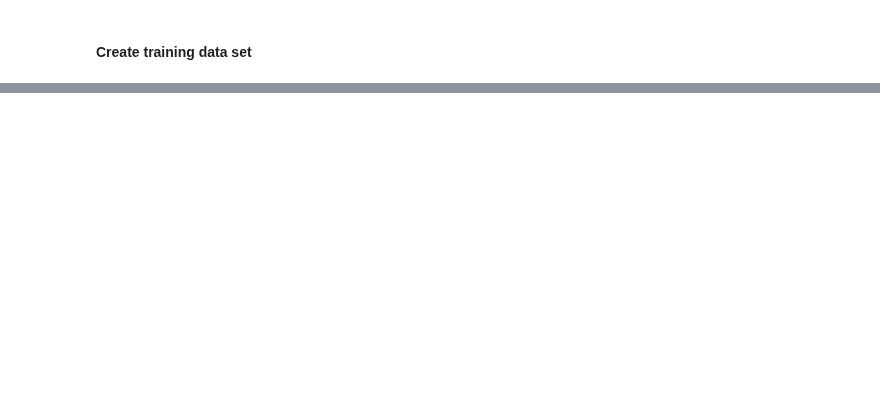
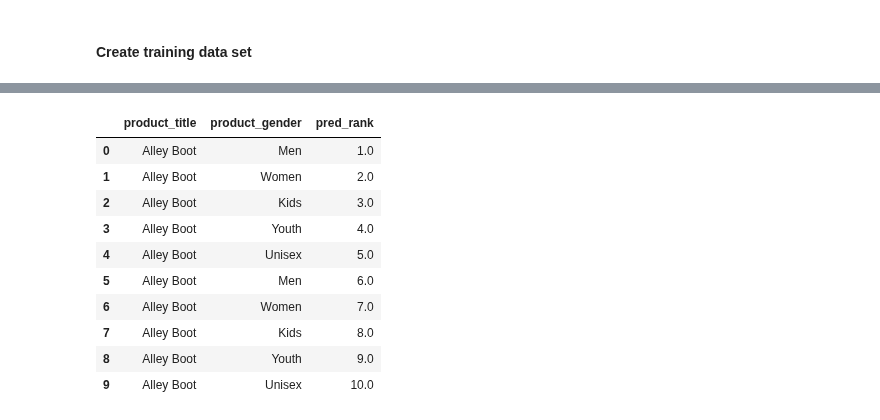
Before and after one commit to jeremypmobley/nonsense, a Jupyter notebook: flagship/flagship_modeling.ipynb, the cells around one changed output, grey strips where cells are left out. Drawn from its saved outputs; the diff is of its cells as text; code cells hidden in the pictures; blank space fills up the shorter version.

```diff
--- a/flagship/flagship_modeling.ipynb
+++ b/flagship/flagship_modeling.ipynb
@@ -604,0 +681,4 @@ df_w_features.shape
+# %%
+# create inference data sets from product catalog
+inferrence_df = toy_products_df.copy()
+inferrence_df.shape
@@ -604,0 +705,16 @@ df_w_features.shape
+# %%
+inferrence_df['pred_rank'] = inferrence_df['preds'].rank(method='first', ascending=False)
+# %%
+inferrence_df.sort_values('pred_rank', ascending=True).head(10)[['product_title', 'product_gender', 'pred_rank']]
+# %% [output]
+|  | product_title | product_gender | pred_rank |
+| 0 | Alley Boot | Men | 1.0 |
+| 1 | Alley Boot | Women | 2.0 |
+| 2 | Alley Boot | Kids | 3.0 |
+| 3 | Alley Boot | Youth | 4.0 |
+| 4 | Alley Boot | Unisex | 5.0 |
+| 5 | Alley Boot | Men | 6.0 |
+| 6 | Alley Boot | Women | 7.0 |
+| 7 | Alley Boot | Kids | 8.0 |
+| 8 | Alley Boot | Youth | 9.0 |
+| 9 | Alley Boot | Unisex | 10.0 |
```
Also changed, not shown: parts of 86 cells of this notebook, 1 other file.
